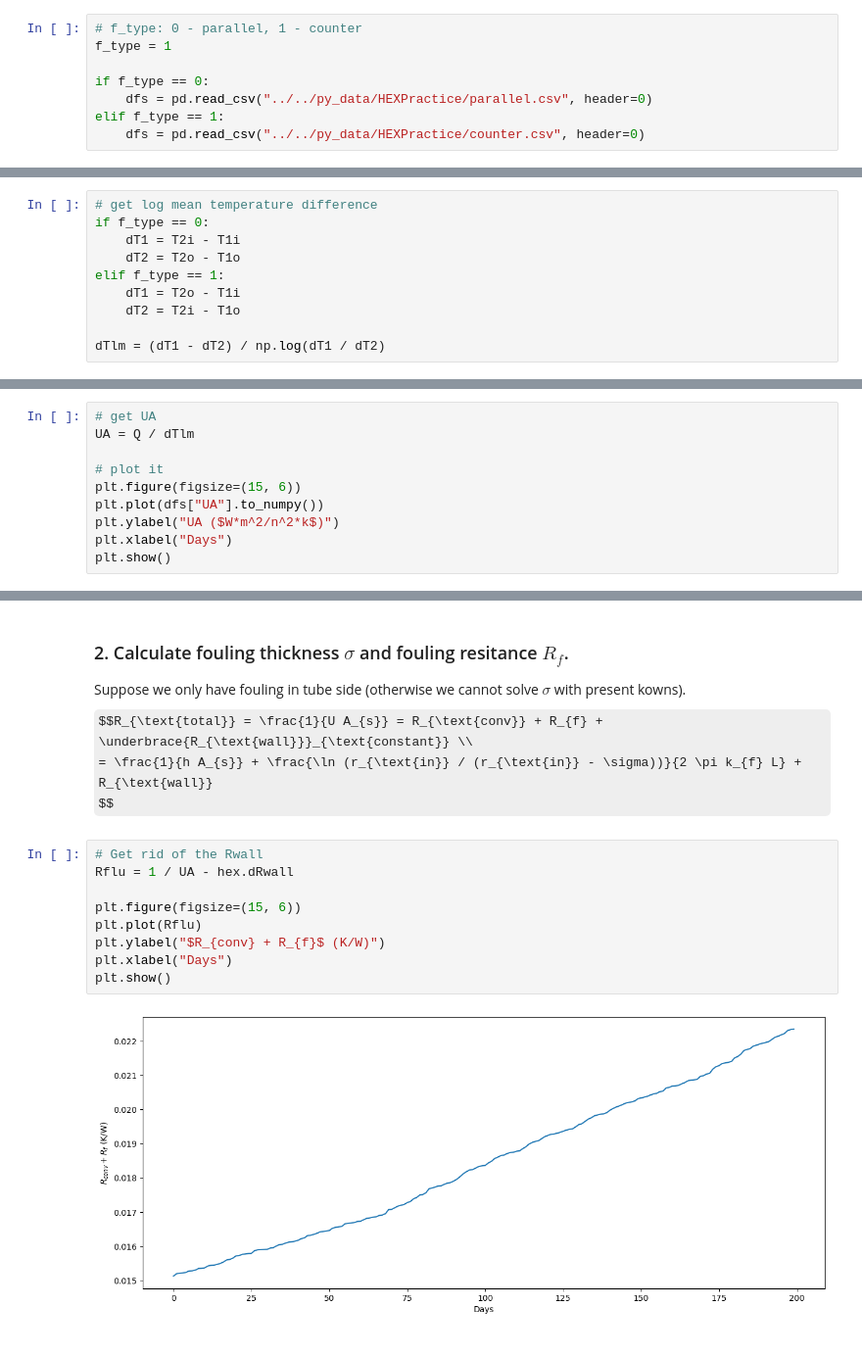
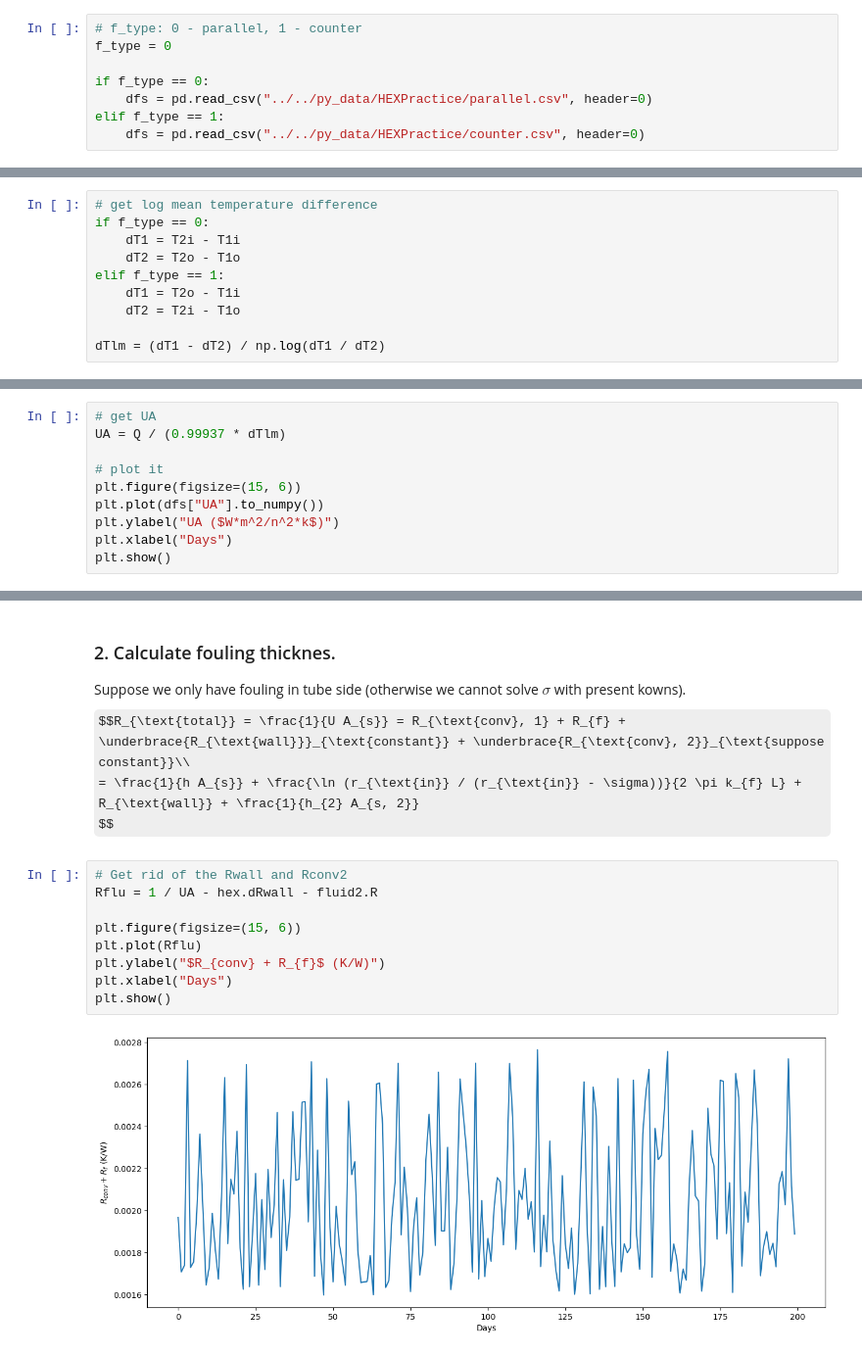
Before and after one commit to donglai-zhang/HEXpractice, a Jupyter notebook: LumpMonitor.ipynb, the cells around one changed output, grey strips where cells are left out. Shown at 98% size. Saved outputs shown, nothing was run; the diff lists cells and outputs as text; some formulas as TeX source.

```diff
--- a/LumpMonitor.ipynb
+++ b/LumpMonitor.ipynb
@@ -15,7 +15,7 @@ fluid1 = Fluid(Cp=470, rho=3100)
 fluid2 = Fluid(Cp=500, rho=1000)
 # %%
 # f_type: 0 - parallel, 1 - counter
-f_type = 1
+f_type = 0
 
 if f_type == 0:
     dfs = pd.read_csv("../../py_data/HEXPractice/parallel.csv", header=0)
@@ -63,6 +66,6 @@ The answer should be approximately 100 times of dfs["UA"], which have 100 distri
 # %%
 # get UA
-UA = Q / dTlm
+UA = Q / (0.99937 * dTlm)
 
 # plot it
 plt.figure(figsize=(15, 6))
@@ -75,21 +78,21 @@ plt.show()
 # %% [markdown]
-### 2. Calculate fouling thickness $\sigma$ and fouling resitance $R_f$.
+### 2. Calculate fouling thicknes.
 
 Suppose we only have fouling in tube side (otherwise we cannot solve $\sigma$ with present kowns).
-$$R_{\text{total}} = \frac{1}{U A_{s}} = R_{\text{conv}} + R_{f} + \underbrace{R_{\text{wall}}}_{\text{constant}} \\
-= \frac{1}{h A_{s}} + \frac{\ln (r_{\text{in}} / (r_{\text{in}} - \sigma))}{2 \pi k_{f} L} + R_{\text{wall}}
+$$R_{\text{total}} = \frac{1}{U A_{s}} = R_{\text{conv}, 1} + R_{f} + \underbrace{R_{\text{wall}}}_{\text{constant}} + \underbrace{R_{\text{conv}, 2}}_{\text{suppose constant}}\\
+= \frac{1}{h A_{s}} + \frac{\ln (r_{\text{in}} / (r_{\text{in}} - \sigma))}{2 \pi k_{f} L} + R_{\text{wall}} + \frac{1}{h_{2} A_{s, 2}}
 $$
 # %%
-# Get rid of the Rwall
-Rflu = 1 / UA - hex.dRwall
+# Get rid of the Rwall and Rconv2
+Rflu = 1 / UA - hex.dRwall - fluid2.R
 
 plt.figure(figsize=(15, 6))
 plt.plot(Rflu)
 plt.ylabel("$R_{conv} + R_{f}$ (K/W)")
 plt.xlabel("Days")
 plt.show()
 # %% [output]
-[figure, old version]
+[figure, new version]
 # %% [markdown]
 $$h = \mathbf{Nu} k_{1} / D, As_{1} = 2 \pi (r_{in} - \sigma) L\\
 \Leftarrow \\
```
Also changed, not shown: parts of 9 cells of this notebook, 5 other files.
